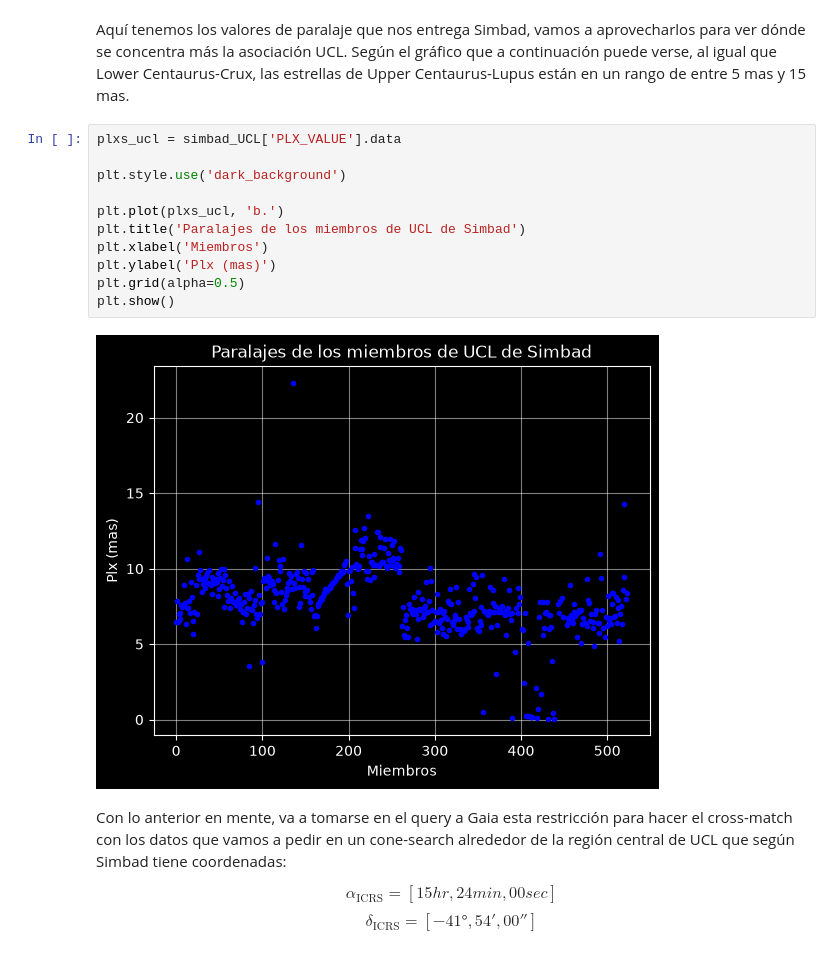
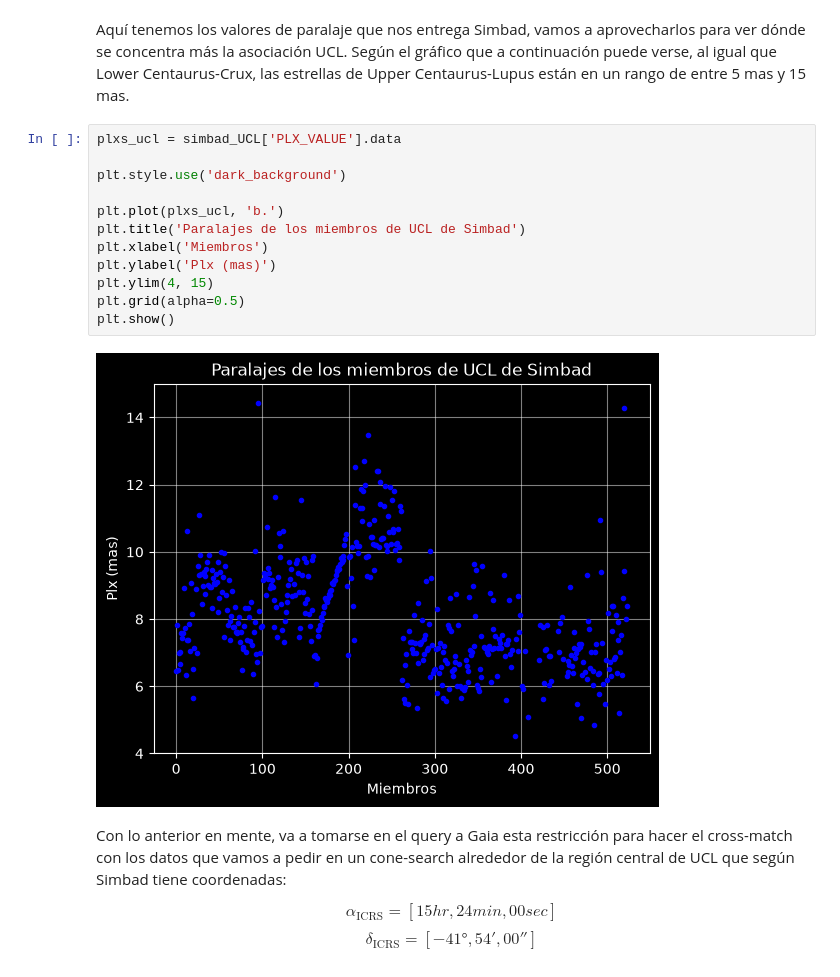
Before and after one commit to Gars220/Proyecto_Gaia, a Jupyter notebook: new_pob_estelares.ipynb, the cells around one changed output. Drawn from its saved outputs; the diff is of its cells as text.

```diff
--- a/new_pob_estelares.ipynb
+++ b/new_pob_estelares.ipynb
@@ -835,16 +837,17 @@ Aquí tenemos los valores de paralaje que nos entrega Simbad, vamos a aprovechar
 # %%
 plxs_ucl = simbad_UCL['PLX_VALUE'].data
 
 plt.style.use('dark_background')
 
 plt.plot(plxs_ucl, 'b.')
 plt.title('Paralajes de los miembros de UCL de Simbad')
 plt.xlabel('Miembros')
 plt.ylabel('Plx (mas)')
+plt.ylim(4, 15)
 plt.grid(alpha=0.5)
 plt.show()
 # %% [output]
-[figure, old version]
+[figure, new version]
 # %% [markdown]
 Con lo anterior en mente, va a tomarse en el query a Gaia esta restricción para hacer el cross-match con los datos que vamos a pedir en un cone-search alrededor de la región central de UCL que según Simbad tiene coordenadas:
 
```
Also changed, not shown: parts of 29 cells of this notebook, 1 other file.
